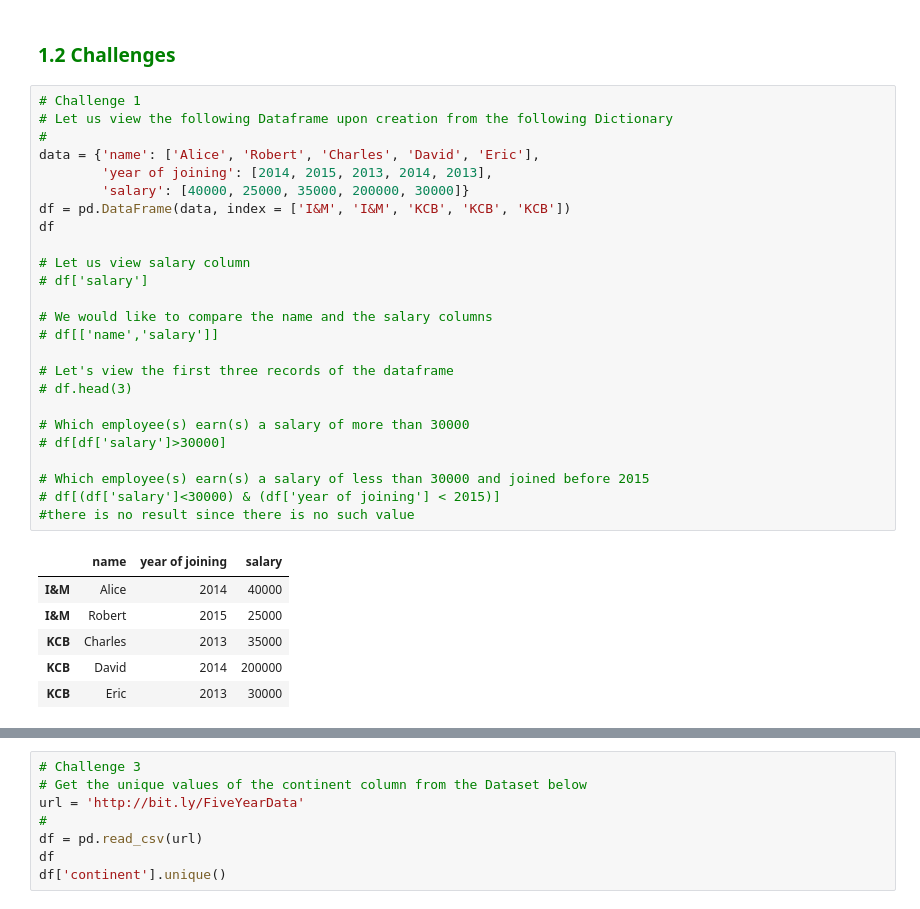
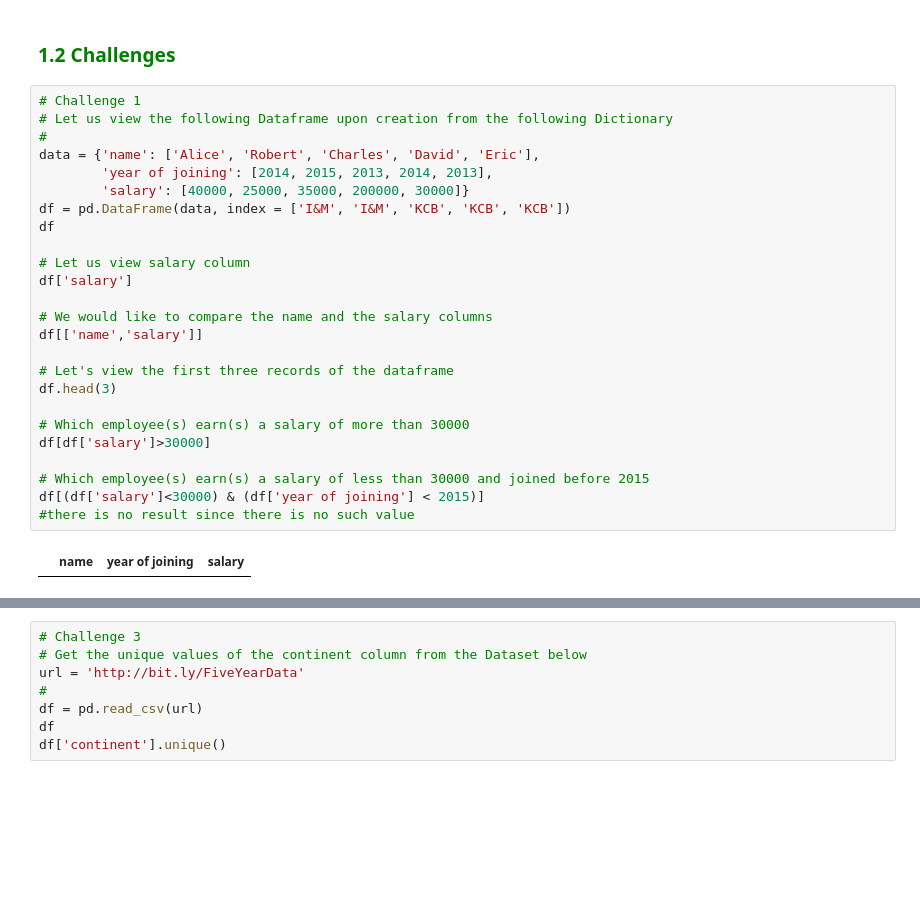
Before and after one commit to pavansai909/python, a Jupyter notebook: Pandas_Basics_II.ipynb, the cells around one changed output, grey strips where cells are left out. Drawn from its saved outputs; the diff is of its cells as text; blank space fills up the shorter version.

```diff
--- a/Pandas_Basics_II.ipynb
+++ b/Pandas_Basics_II.ipynb
@@ -335,35 +335,30 @@ Name: preTestScore, dtype: float64
 # %%
 # Challenge 1
 # Let us view the following Dataframe upon creation from the following Dictionary
 #
 data = {'name': ['Alice', 'Robert', 'Charles', 'David', 'Eric'],
         'year of joining': [2014, 2015, 2013, 2014, 2013],
         'salary': [40000, 25000, 35000, 200000, 30000]}
 df = pd.DataFrame(data, index = ['I&M', 'I&M', 'KCB', 'KCB', 'KCB'])
 df
 
 # Let us view salary column
-# df['salary']
+df['salary']
 
 # We would like to compare the name and the salary columns
-# df[['name','salary']]
+df[['name','salary']]
 
 # Let's view the first three records of the dataframe
-# df.head(3)
+df.head(3)
 
 # Which employee(s) earn(s) a salary of more than 30000
-# df[df['salary']>30000]
+df[df['salary']>30000]
 
 # Which employee(s) earn(s) a salary of less than 30000 and joined before 2015
-# df[(df['salary']<30000) & (df['year of joining'] < 2015)]
+df[(df['salary']<30000) & (df['year of joining'] < 2015)]
 #there is no result since there is no such value
 # %% [output]
 |  | name | year of joining | salary |
-| I&M | Alice | 2014 | 40000 |
-| I&M | Robert | 2015 | 25000 |
-| KCB | Charles | 2013 | 35000 |
-| KCB | David | 2014 | 200000 |
-| KCB | Eric | 2013 | 30000 |
 # %%
 # Challenge 2
 # Find out the person with greatest age from the Dataframe that you will create
```
Also changed, not shown: parts of 25 cells of this notebook, 9 other files.
